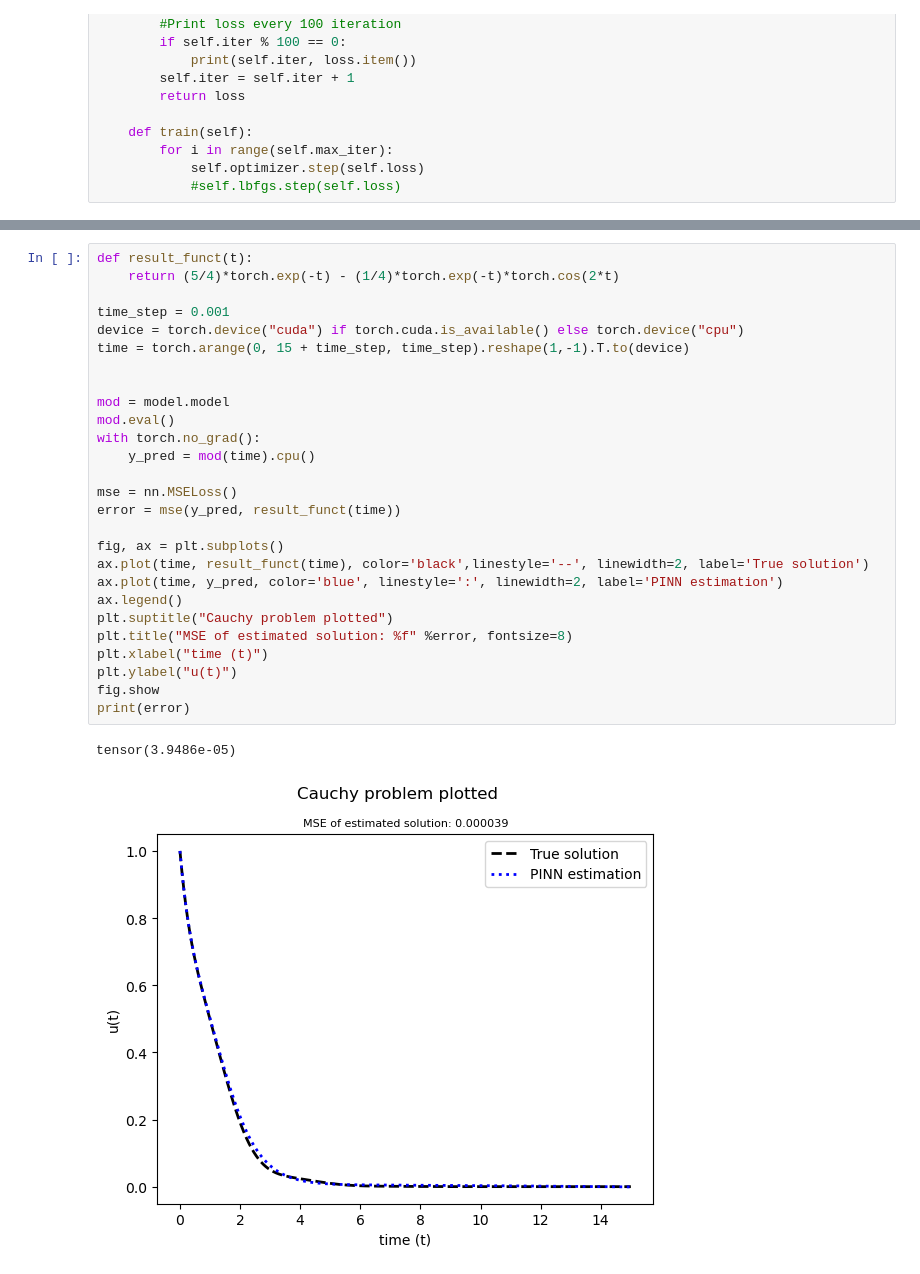
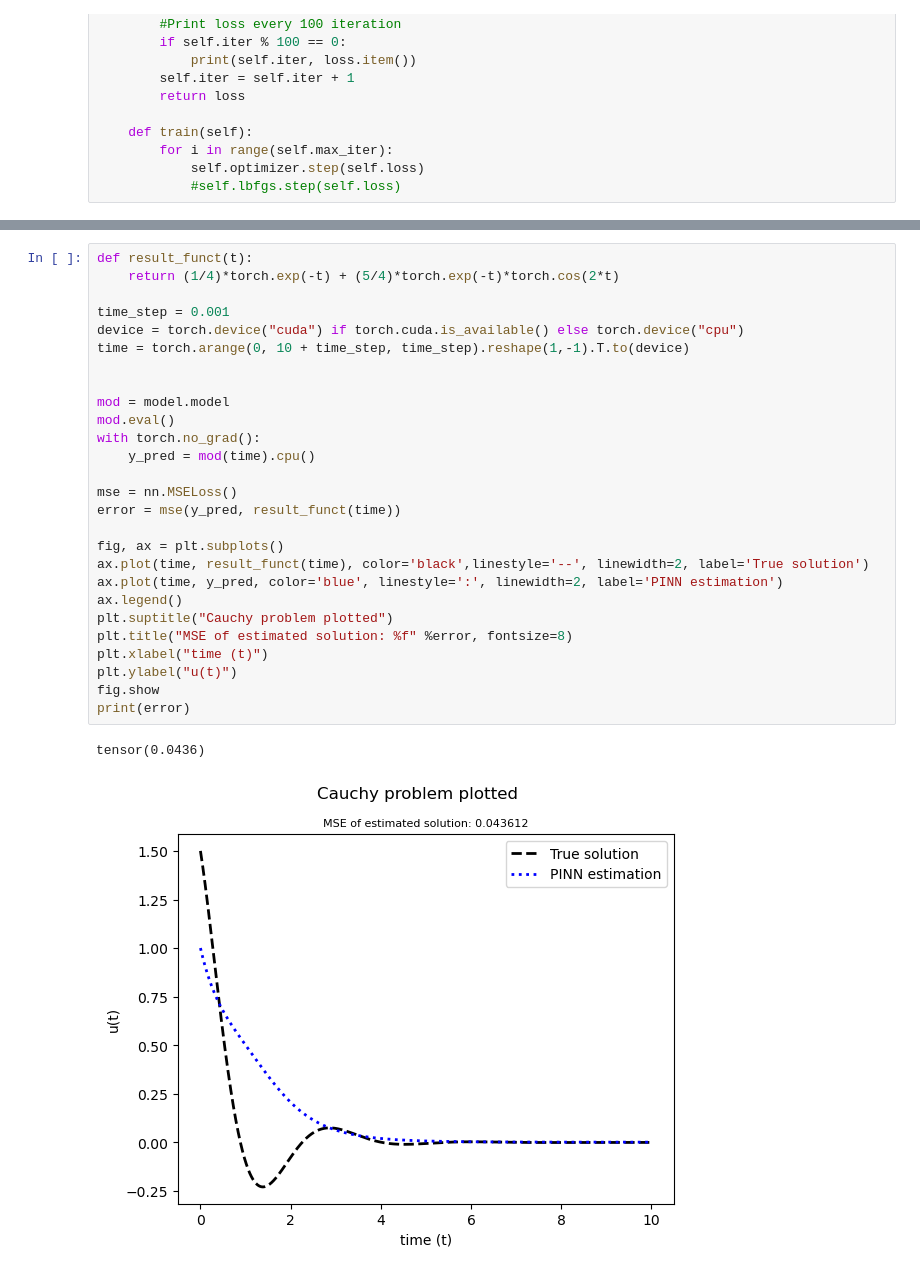
Before and after one commit to CS-433/ml-project-2-hapinness, a Jupyter notebook: cauchy_local.ipynb, the cells around one changed output, grey strips where cells are left out. Saved outputs shown, nothing was run; the diff lists cells and outputs as text.

```diff
--- a/cauchy_local.ipynb
+++ b/cauchy_local.ipynb
@@ -150,30 +150,30 @@ model.train()
 # %%
 def result_funct(t):
-    return (5/4)*torch.exp(-t) - (1/4)*torch.exp(-t)*torch.cos(2*t)
+    return (1/4)*torch.exp(-t) + (5/4)*torch.exp(-t)*torch.cos(2*t)
 
 time_step = 0.001
 device = torch.device("cuda") if torch.cuda.is_available() else torch.device("cpu")
-time = torch.arange(0, 15 + time_step, time_step).reshape(1,-1).T.to(device)
+time = torch.arange(0, 10 + time_step, time_step).reshape(1,-1).T.to(device)
 
 
 mod = model.model
 mod.eval()
 with torch.no_grad():
     y_pred = mod(time).cpu()
 
 mse = nn.MSELoss()
 error = mse(y_pred, result_funct(time))
 
 fig, ax = plt.subplots()
 ax.plot(time, result_funct(time), color='black',linestyle='--', linewidth=2, label='True solution')
 ax.plot(time, y_pred, color='blue', linestyle=':', linewidth=2, label='PINN estimation')
 ax.legend()
 plt.suptitle("Cauchy problem plotted")
 plt.title("MSE of estimated solution: %f" %error, fontsize=8)
 plt.xlabel("time (t)")
 plt.ylabel("u(t)")
 fig.show
 print(error)
 # %% [output]
-tensor(3.9486e-05)
+tensor(0.0436)
-[figure, old version]
+[figure, new version]
```
Also changed, not shown: parts of 1 cell of this notebook.
